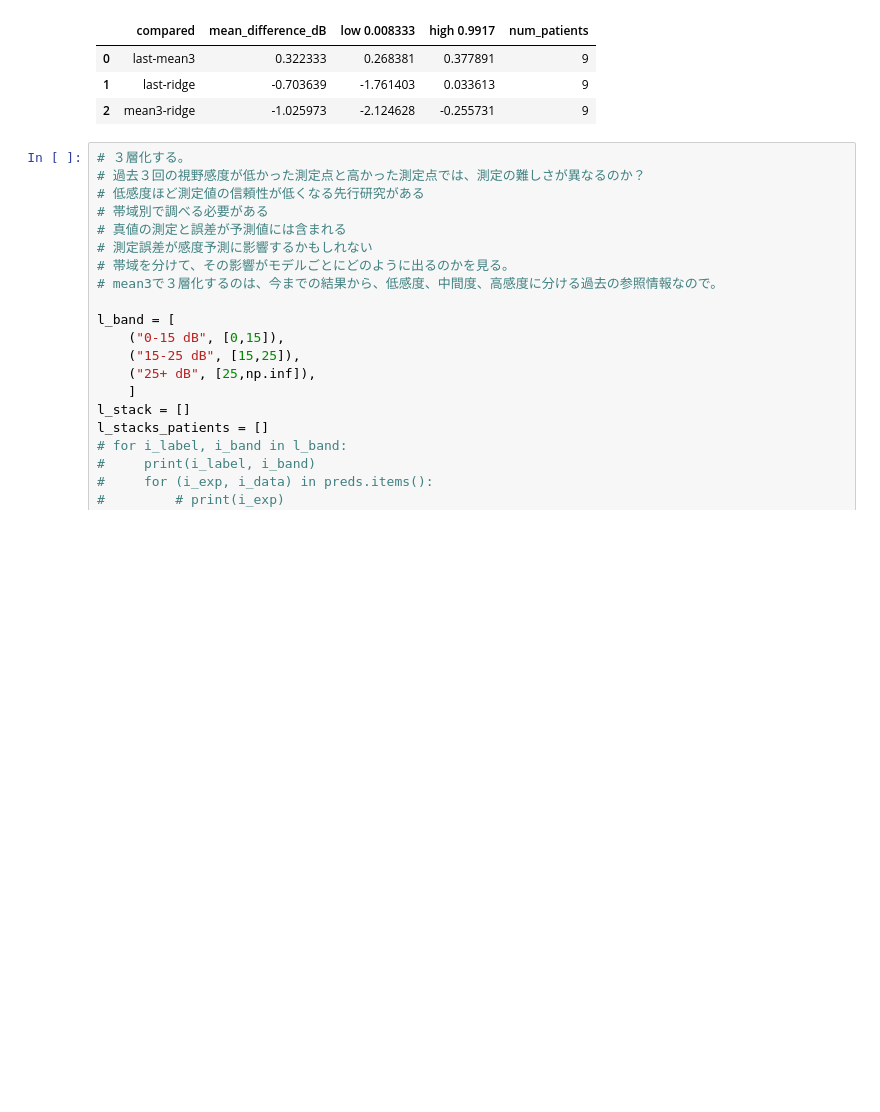
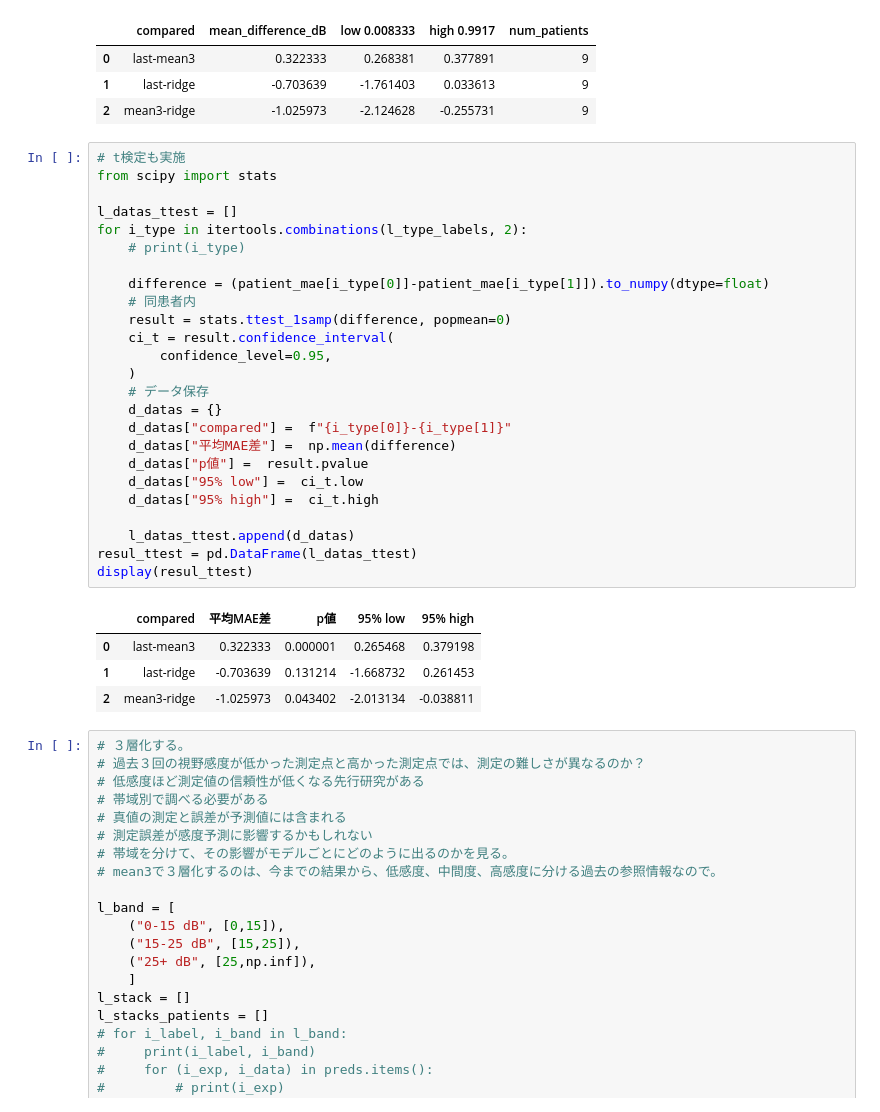
Before and after one commit to kuroganegames/biosignal_training, a Jupyter notebook: retina_tutorial/retina_exploration.ipynb, the cells around one changed output. Saved outputs shown, nothing was run; the diff lists cells and outputs as text; blank space fills up the shorter version.

```diff
--- a/retina_tutorial/retina_exploration.ipynb
+++ b/retina_tutorial/retina_exploration.ipynb
@@ -1095,6 +1027,36 @@ boot_mean, boot_std -1.0264023307122192 0.00571930903008847
 | 0 | last-mean3 | 0.322333 | 0.268381 | 0.377891 | 9 |
 | 1 | last-ridge | -0.703639 | -1.761403 | 0.033613 | 9 |
 | 2 | mean3-ridge | -1.025973 | -2.124628 | -0.255731 | 9 |
+# %%
+# t検定も実施
+from scipy import stats
+
+l_datas_ttest = []
+for i_type in itertools.combinations(l_type_labels, 2):
+    # print(i_type)
+
+    difference = (patient_mae[i_type[0]]-patient_mae[i_type[1]]).to_numpy(dtype=float)
+    # 同患者内
+    result = stats.ttest_1samp(difference, popmean=0)
+    ci_t = result.confidence_interval(
+        confidence_level=0.95,
+    )
+    # データ保存
+    d_datas = {}
+    d_datas["compared"] =  f"{i_type[0]}-{i_type[1]}"
+    d_datas["平均MAE差"] =  np.mean(difference)
+    d_datas["p値"] =  result.pvalue
+    d_datas["95% low"] =  ci_t.low
+    d_datas["95% high"] =  ci_t.high
+
+    l_datas_ttest.append(d_datas)
+resul_ttest = pd.DataFrame(l_datas_ttest)
+display(resul_ttest)
+# %% [output]
+|  | compared | 平均MAE差 | p値 | 95% low | 95% high |
+| 0 | last-mean3 | 0.322333 | 0.000001 | 0.265468 | 0.379198 |
+| 1 | last-ridge | -0.703639 | 0.131214 | -1.668732 | 0.261453 |
+| 2 | mean3-ridge | -1.025973 | 0.043402 | -2.013134 | -0.038811 |
 # %%
 # ３層化する。
 # 過去３回の視野感度が低かった測定点と高かった測定点では、測定の難しさが異なるのか？
```
Also changed, not shown: parts of 25 cells of this notebook, 2 other files.
